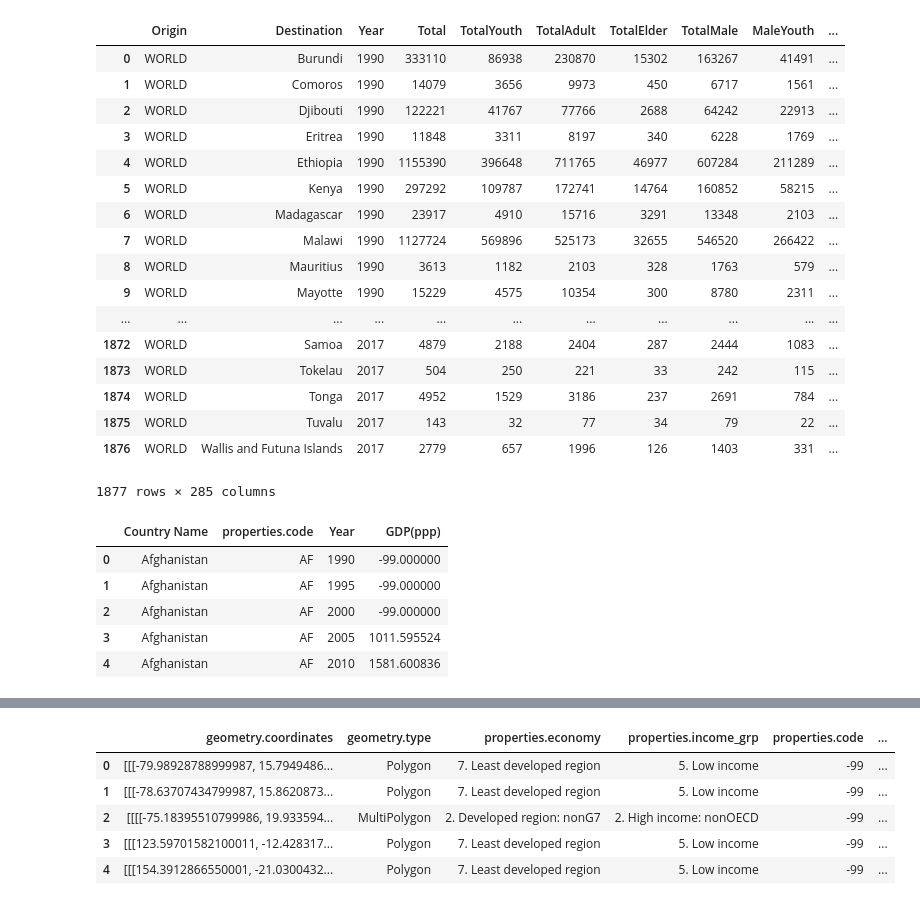
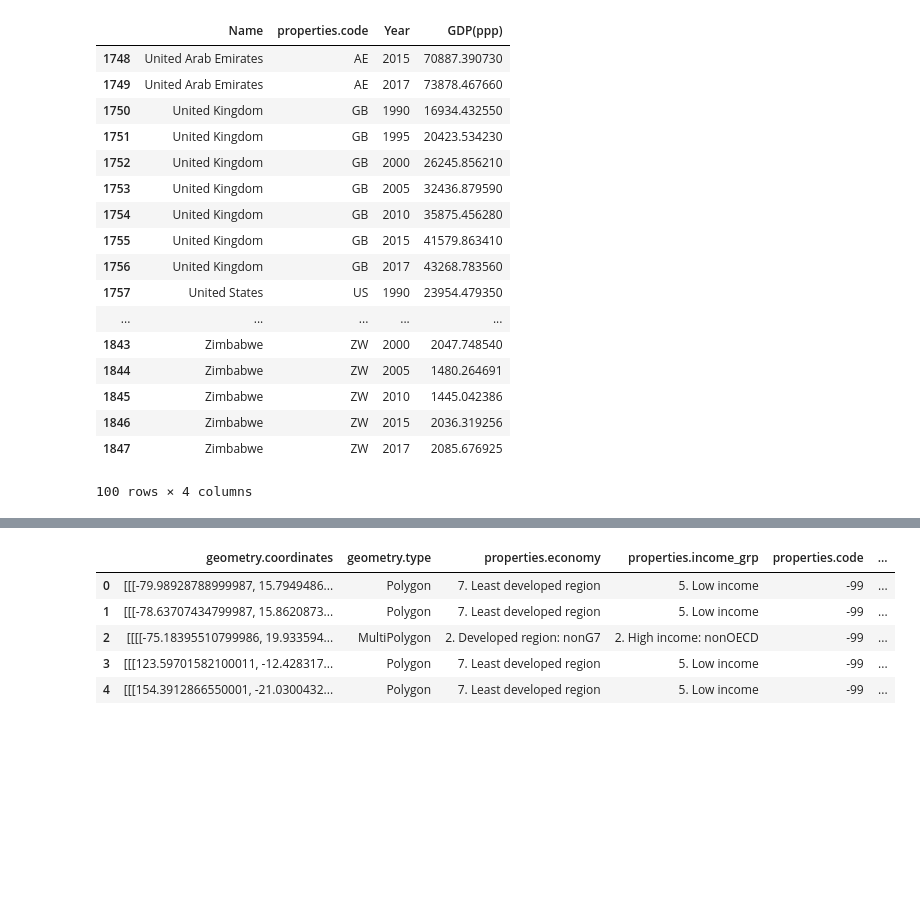
Before and after one commit to benieevelyne/Project2_Neurath, a Jupyter notebook: DataSets/BigMerge.ipynb, the cells around one changed output, grey strips where cells are left out. Saved outputs shown, nothing was run; the diff lists cells and outputs as text; code cells hidden in the pictures; blank space fills up the shorter version.

```diff
--- a/DataSets/BigMerge.ipynb
+++ b/DataSets/BigMerge.ipynb
@@ -283,44 +249,32 @@ migrationB2.head()
-# %%
-## DO WE EVEN WANT TO MERGE MIGRATION A (INCOMING) WITH MIGRATION B(OUTGOING?) WHY SO MANY NAN AFTER 1847
-
-FinalMigration = migrationA.join(migrationB2, lsuffix='', rsuffix='_r').drop(['Origin_r', 'Year_r'], axis=1)
-FinalMigration
-# %% [output]
-|  | Origin | Destination | Year | Total | TotalYouth | TotalAdult | TotalElder | TotalMale | MaleYouth | ... |
-| 0 | WORLD | Burundi | 1990 | 333110 | 86938 | 230870 | 15302 | 163267 | 41491 | ... |
-| 1 | WORLD | Comoros | 1990 | 14079 | 3656 | 9973 | 450 | 6717 | 1561 | ... |
-| 2 | WORLD | Djibouti | 1990 | 122221 | 41767 | 77766 | 2688 | 64242 | 22913 | ... |
-| 3 | WORLD | Eritrea | 1990 | 11848 | 3311 | 8197 | 340 | 6228 | 1769 | ... |
-| 4 | WORLD | Ethiopia | 1990 | 1155390 | 396648 | 711765 | 46977 | 607284 | 211289 | ... |
-| 5 | WORLD | Kenya | 1990 | 297292 | 109787 | 172741 | 14764 | 160852 | 58215 | ... |
-| 6 | WORLD | Madagascar | 1990 | 23917 | 4910 | 15716 | 3291 | 13348 | 2103 | ... |
-| 7 | WORLD | Malawi | 1990 | 1127724 | 569896 | 525173 | 32655 | 546520 | 266422 | ... |
-| 8 | WORLD | Mauritius | 1990 | 3613 | 1182 | 2103 | 328 | 1763 | 579 | ... |
-| 9 | WORLD | Mayotte | 1990 | 15229 | 4575 | 10354 | 300 | 8780 | 2311 | ... |
-| ... | ... | ... | ... | ... | ... | ... | ... | ... | ... | ... |
-| 1872 | WORLD | Samoa | 2017 | 4879 | 2188 | 2404 | 287 | 2444 | 1083 | ... |
-| 1873 | WORLD | Tokelau | 2017 | 504 | 250 | 221 | 33 | 242 | 115 | ... |
-| 1874 | WORLD | Tonga | 2017 | 4952 | 1529 | 3186 | 237 | 2691 | 784 | ... |
-| 1875 | WORLD | Tuvalu | 2017 | 143 | 32 | 77 | 34 | 79 | 22 | ... |
-| 1876 | WORLD | Wallis and Futuna Islands | 2017 | 2779 | 657 | 1996 | 126 | 1403 | 331 | ... |
-1877 rows × 285 columns
 # %%
 gdp = pandas.read_csv('Countries_GDP.csv')
 gdp = pandas.DataFrame(gdp)
 gdp = gdp.rename(columns={'Code':'properties.code'})
 gdp['properties.code'] = gdp['properties.code'].apply(str)
 gdp = gdp.replace('..', -99)
 gdp['GDP'] = gdp['GDP'].apply(float)
-gdp = gdp.rename(columns={'GDP':'GDP(ppp)'})
+gdp = gdp.rename(columns={'GDP':'GDP(ppp)', 'Country Name':'Name'})
 # gdp.dtypes
-gdp.head(5)
+gdp.tail(100)
 # %% [output]
-|  | Country Name | properties.code | Year | GDP(ppp) |
-| 0 | Afghanistan | AF | 1990 | -99.000000 |
-| 1 | Afghanistan | AF | 1995 | -99.000000 |
-| 2 | Afghanistan | AF | 2000 | -99.000000 |
-| 3 | Afghanistan | AF | 2005 | 1011.595524 |
-| 4 | Afghanistan | AF | 2010 | 1581.600836 |
+|  | Name | properties.code | Year | GDP(ppp) |
+| 1748 | United Arab Emirates | AE | 2015 | 70887.390730 |
+| 1749 | United Arab Emirates | AE | 2017 | 73878.467660 |
+| 1750 | United Kingdom | GB | 1990 | 16934.432550 |
+| 1751 | United Kingdom | GB | 1995 | 20423.534230 |
+| 1752 | United Kingdom | GB | 2000 | 26245.856210 |
+| 1753 | United Kingdom | GB | 2005 | 32436.879590 |
+| 1754 | United Kingdom | GB | 2010 | 35875.456280 |
+| 1755 | United Kingdom | GB | 2015 | 41579.863410 |
+| 1756 | United Kingdom | GB | 2017 | 43268.783560 |
+| 1757 | United States | US | 1990 | 23954.479350 |
+| ... | ... | ... | ... | ... |
+| 1843 | Zimbabwe | ZW | 2000 | 2047.748540 |
+| 1844 | Zimbabwe | ZW | 2005 | 1480.264691 |
+| 1845 | Zimbabwe | ZW | 2010 | 1445.042386 |
+| 1846 | Zimbabwe | ZW | 2015 | 2036.319256 |
+| 1847 | Zimbabwe | ZW | 2017 | 2085.676925 |
+100 rows × 4 columns
 # %%
  def colorPick(gdp_md_est):
 
```
Also changed, not shown: parts of 28 cells of this notebook, 10 other files.
